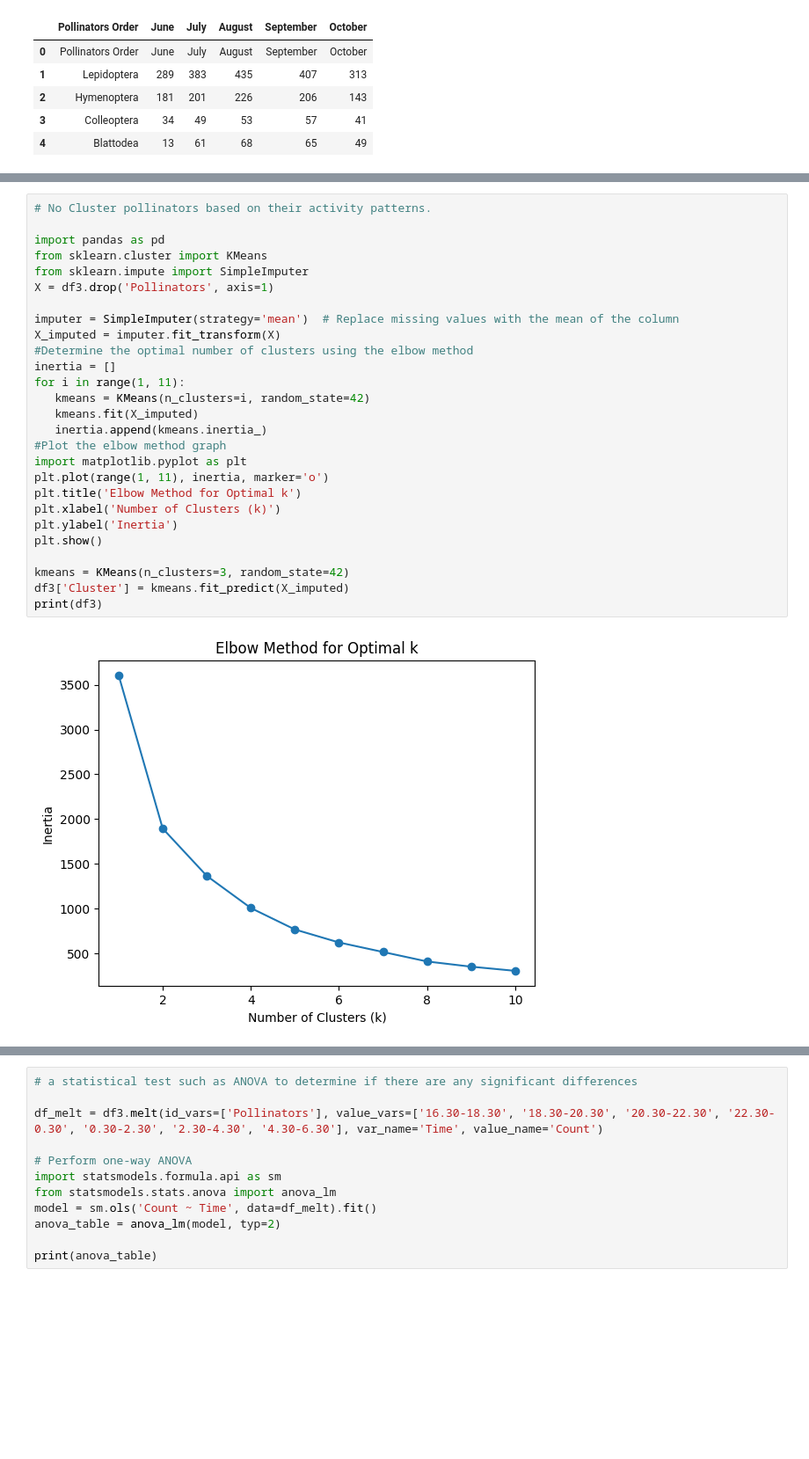
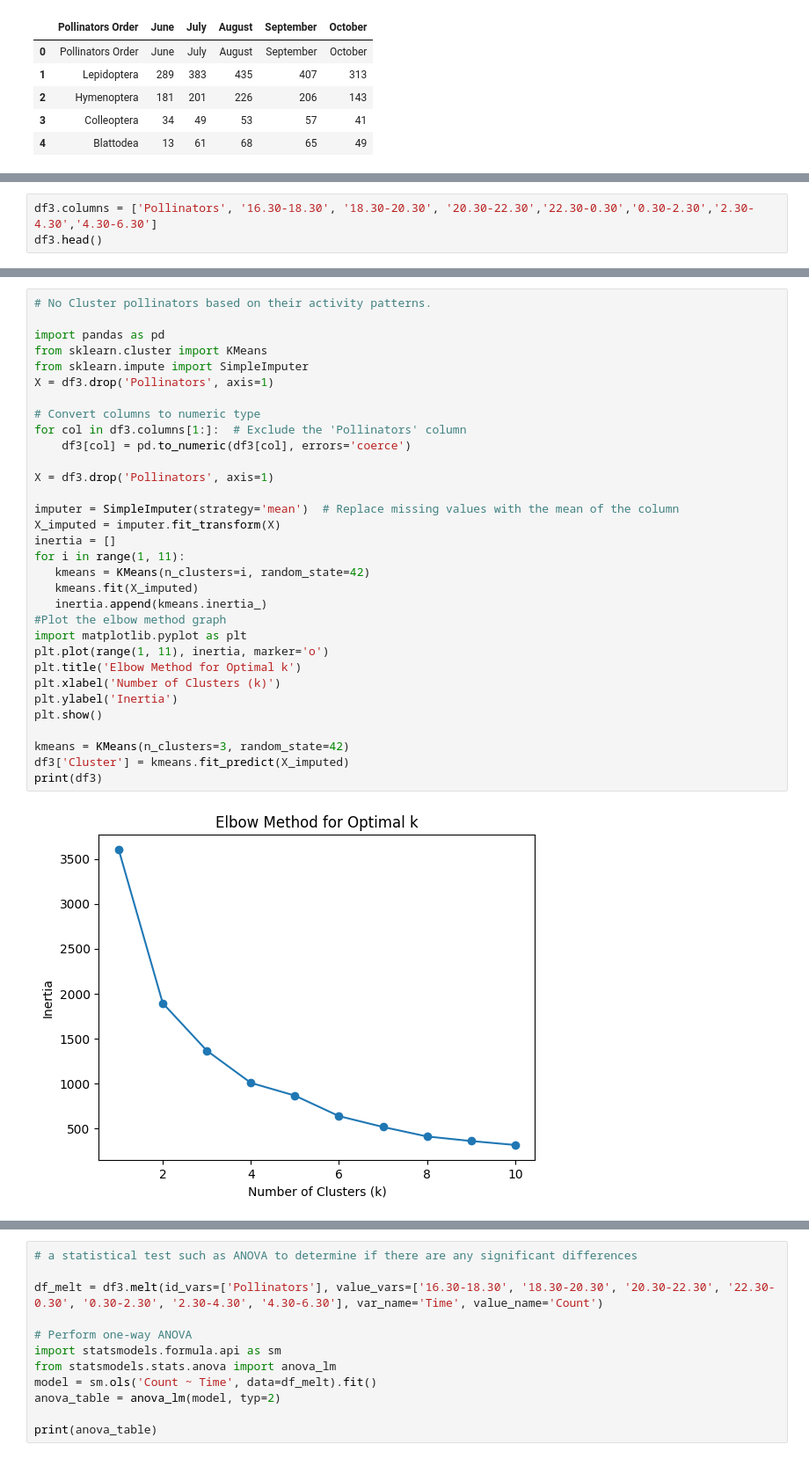
Before and after one commit to snehatanti/interns-code, a Jupyter notebook: binod_da_pollination.ipynb, the cells around one changed output, grey strips where cells are left out. Shown: that part at 88% size. Drawn from its saved outputs; the diff is of its cells as text; blank space fills up the shorter version.

```diff
--- a/binod_da_pollination.ipynb
+++ b/binod_da_pollination.ipynb
@@ -303,0 +277,3 @@ plt.gca().spines[['top', 'right',]].set_visible(False)
+# %%
+df3.columns = ['Pollinators', '16.30-18.30', '18.30-20.30', '20.30-22.30','22.30-0.30','0.30-2.30','2.30-4.30','4.30-6.30']
+df3.head()
@@ -304,32 +540,37 @@ plt.gca().spines[['top', 'right',]].set_visible(False)
 # %%
 # No Cluster pollinators based on their activity patterns.
 
 import pandas as pd
 from sklearn.cluster import KMeans
 from sklearn.impute import SimpleImputer
 X = df3.drop('Pollinators', axis=1)
 
+# Convert columns to numeric type
+for col in df3.columns[1:]:  # Exclude the 'Pollinators' column
+    df3[col] = pd.to_numeric(df3[col], errors='coerce')
+
+X = df3.drop('Pollinators', axis=1)
+
 imputer = SimpleImputer(strategy='mean')  # Replace missing values with the mean of the column
 X_imputed = imputer.fit_transform(X)
-#Determine the optimal number of clusters using the elbow method
 inertia = []
 for i in range(1, 11):
    kmeans = KMeans(n_clusters=i, random_state=42)
    kmeans.fit(X_imputed)
    inertia.append(kmeans.inertia_)
 #Plot the elbow method graph
 import matplotlib.pyplot as plt
 plt.plot(range(1, 11), inertia, marker='o')
 plt.title('Elbow Method for Optimal k')
 plt.xlabel('Number of Clusters (k)')
 plt.ylabel('Inertia')
 plt.show()
 
 kmeans = KMeans(n_clusters=3, random_state=42)
 df3['Cluster'] = kmeans.fit_predict(X_imputed)
 print(df3)
 # %% [output]
-[figure, old version]
+[figure, new version]
                 Pollinators  16.30-18.30  18.30-20.30  20.30-22.30  \
 0               Pollinators          NaN          NaN          NaN
 1            Amata passalis          5.0          3.0          0.0
```
Also changed, not shown: parts of 18 cells of this notebook.
